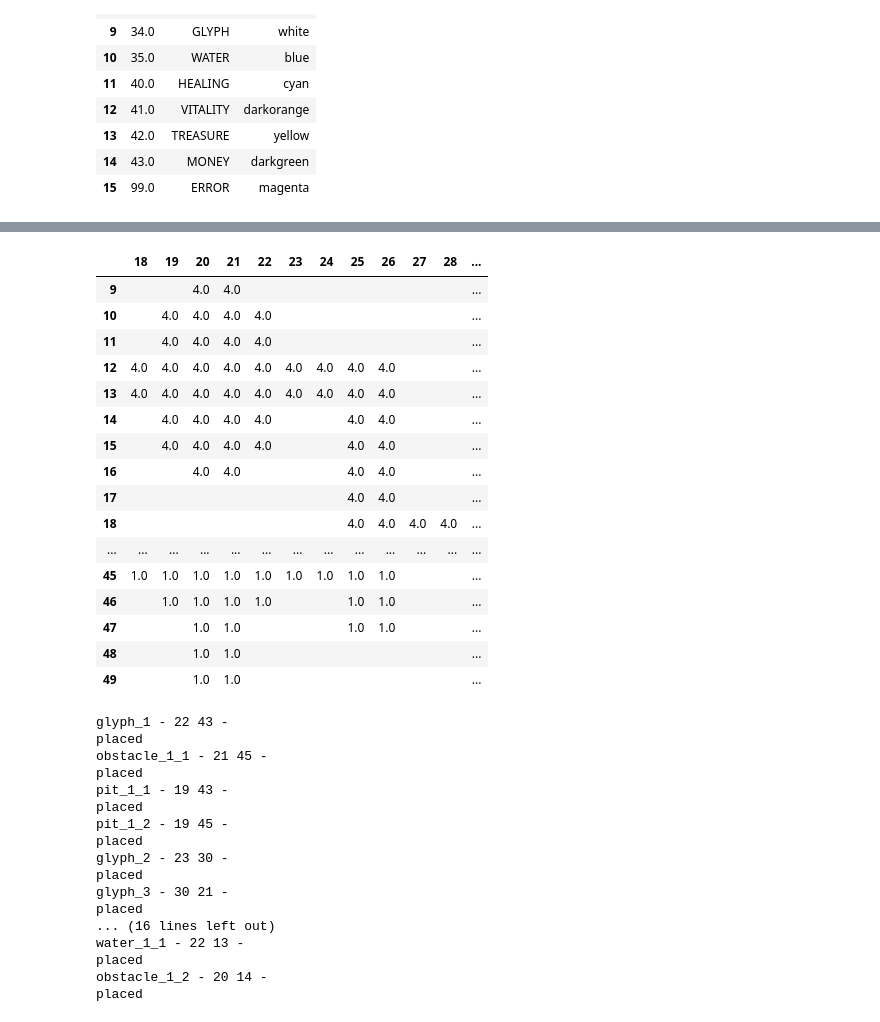
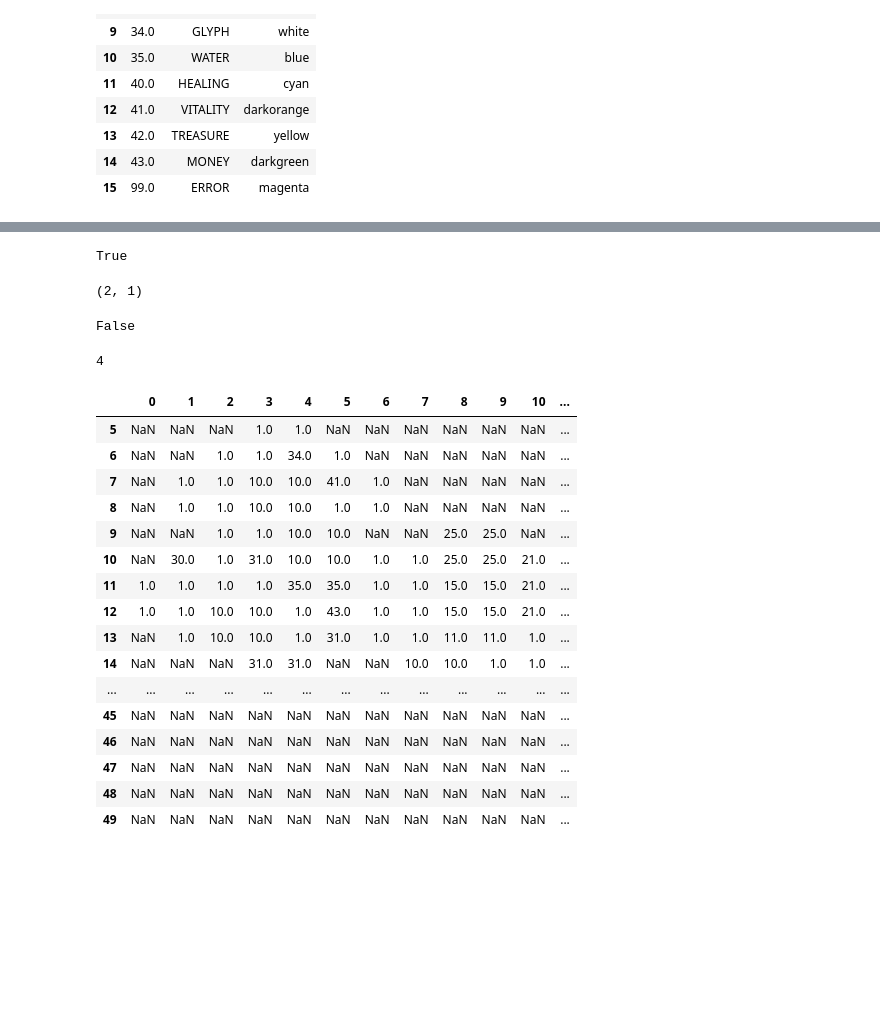
Before and after one commit to KevinCarr42/Descent_AI, a Jupyter notebook: game_testing.ipynb, the cells around one changed output, grey strips where cells are left out. Drawn from its saved outputs; the diff is of its cells as text; code cells hidden in the pictures; blank space fills up the shorter version.

Commit message:
debug edge cases (literally) for check_placement_legal

```diff
--- a/game_testing.ipynb
+++ b/game_testing.ipynb
@@ -47,0 +104,7 @@ d = DescentScenario()
+# %%
+tile = d.monster_tiles_obj.tiles['Chaos Beast Master 1']
+d.check_placement_legal(24, 34, tile)
+# %% [output]
+True
+# %%
+d.monster_map.iloc[34:35+1, 24:25+1] = np.nan
@@ -48,20 +114,33 @@ d = DescentScenario()
+# %%
+# the combined map is not nan because it's cropped
+d.combined_map.iloc[34:35+1, 24:25+1].shape
+# %% [output]
+(2, 1)
+# %%
+d.grid_map.loc[34:35, 24:25].eq(1).sum().sum() == tile.size
+# %% [output]
+False
+# %%
+tile.size
+# %% [output]
+4
 # %%
-d.create_map()
+d.combined_map
 # %% [output]
-|  | 18 | 19 | 20 | 21 | 22 | 23 | 24 | 25 | 26 | 27 | 28 | ... |
-| 9 |  |  | 4.0 | 4.0 |  |  |  |  |  |  |  | ... |
-| 10 |  | 4.0 | 4.0 | 4.0 | 4.0 |  |  |  |  |  |  | ... |
-| 11 |  | 4.0 | 4.0 | 4.0 | 4.0 |  |  |  |  |  |  | ... |
-| 12 | 4.0 | 4.0 | 4.0 | 4.0 | 4.0 | 4.0 | 4.0 | 4.0 | 4.0 |  |  | ... |
-| 13 | 4.0 | 4.0 | 4.0 | 4.0 | 4.0 | 4.0 | 4.0 | 4.0 | 4.0 |  |  | ... |
-| 14 |  | 4.0 | 4.0 | 4.0 | 4.0 |  |  | 4.0 | 4.0 |  |  | ... |
-| 15 |  | 4.0 | 4.0 | 4.0 | 4.0 |  |  | 4.0 | 4.0 |  |  | ... |
-| 16 |  |  | 4.0 | 4.0 |  |  |  | 4.0 | 4.0 |  |  | ... |
-| 17 |  |  |  |  |  |  |  | 4.0 | 4.0 |  |  | ... |
-| 18 |  |  |  |  |  |  |  | 4.0 | 4.0 | 4.0 | 4.0 | ... |
+|  | 0 | 1 | 2 | 3 | 4 | 5 | 6 | 7 | 8 | 9 | 10 | ... |
+| 5 | NaN | NaN | NaN | 1.0 | 1.0 | NaN | NaN | NaN | NaN | NaN | NaN | ... |
+| 6 | NaN | NaN | 1.0 | 1.0 | 34.0 | 1.0 | NaN | NaN | NaN | NaN | NaN | ... |
+| 7 | NaN | 1.0 | 1.0 | 10.0 | 10.0 | 41.0 | 1.0 | NaN | NaN | NaN | NaN | ... |
+| 8 | NaN | 1.0 | 1.0 | 10.0 | 10.0 | 1.0 | 1.0 | NaN | NaN | NaN | NaN | ... |
+| 9 | NaN | NaN | 1.0 | 1.0 | 10.0 | 10.0 | NaN | NaN | 25.0 | 25.0 | NaN | ... |
+| 10 | NaN | 30.0 | 1.0 | 31.0 | 10.0 | 10.0 | 1.0 | 1.0 | 25.0 | 25.0 | 21.0 | ... |
+| 11 | 1.0 | 1.0 | 1.0 | 1.0 | 35.0 | 35.0 | 1.0 | 1.0 | 15.0 | 15.0 | 21.0 | ... |
+| 12 | 1.0 | 1.0 | 10.0 | 10.0 | 1.0 | 43.0 | 1.0 | 1.0 | 15.0 | 15.0 | 21.0 | ... |
+| 13 | NaN | 1.0 | 10.0 | 10.0 | 1.0 | 31.0 | 1.0 | 1.0 | 11.0 | 11.0 | 1.0 | ... |
+| 14 | NaN | NaN | NaN | 31.0 | 31.0 | NaN | NaN | 10.0 | 10.0 | 1.0 | 1.0 | ... |
 | ... | ... | ... | ... | ... | ... | ... | ... | ... | ... | ... | ... | ... |
-| 45 | 1.0 | 1.0 | 1.0 | 1.0 | 1.0 | 1.0 | 1.0 | 1.0 | 1.0 |  |  | ... |
-| 46 |  | 1.0 | 1.0 | 1.0 | 1.0 |  |  | 1.0 | 1.0 |  |  | ... |
-| 47 |  |  | 1.0 | 1.0 |  |  |  | 1.0 | 1.0 |  |  | ... |
-| 48 |  |  | 1.0 | 1.0 |  |  |  |  |  |  |  | ... |
-| 49 |  |  | 1.0 | 1.0 |  |  |  |  |  |  |  | ... |
+| 45 | NaN | NaN | NaN | NaN | NaN | NaN | NaN | NaN | NaN | NaN | NaN | ... |
+| 46 | NaN | NaN | NaN | NaN | NaN | NaN | NaN | NaN | NaN | NaN | NaN | ... |
+| 47 | NaN | NaN | NaN | NaN | NaN | NaN | NaN | NaN | NaN | NaN | NaN | ... |
+| 48 | NaN | NaN | NaN | NaN | NaN | NaN | NaN | NaN | NaN | NaN | NaN | ... |
+| 49 | NaN | NaN | NaN | NaN | NaN | NaN | NaN | NaN | NaN | NaN | NaN | ... |
@@ -70,20 +146,0 @@ d.distribute_monsters()
-# %%
-d.distribute_terrain()
-# %% [output]
-glyph_1 - 22 43 -
-placed
-obstacle_1_1 - 21 45 -
-placed
-pit_1_1 - 19 43 -
-placed
-pit_1_2 - 19 45 -
-placed
-glyph_2 - 23 30 -
-placed
-glyph_3 - 30 21 -
-placed
-... (16 lines left out)
-water_1_1 - 22 13 -
-placed
-obstacle_1_2 - 20 14 -
-placed
```
Also changed, not shown: parts of 14 cells of this notebook, 2 other files.
